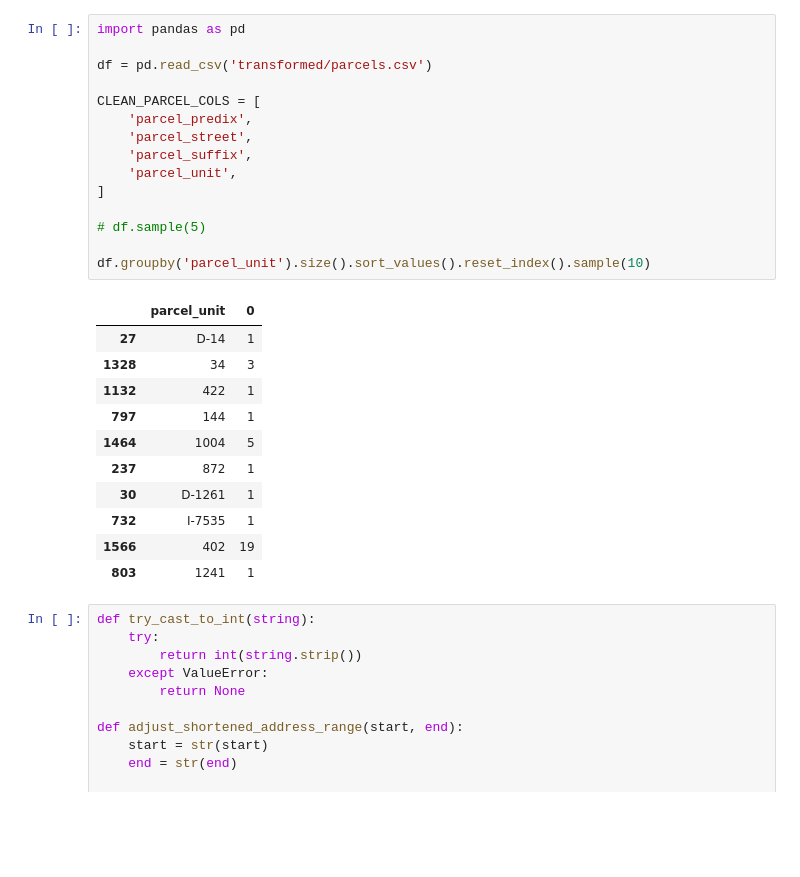
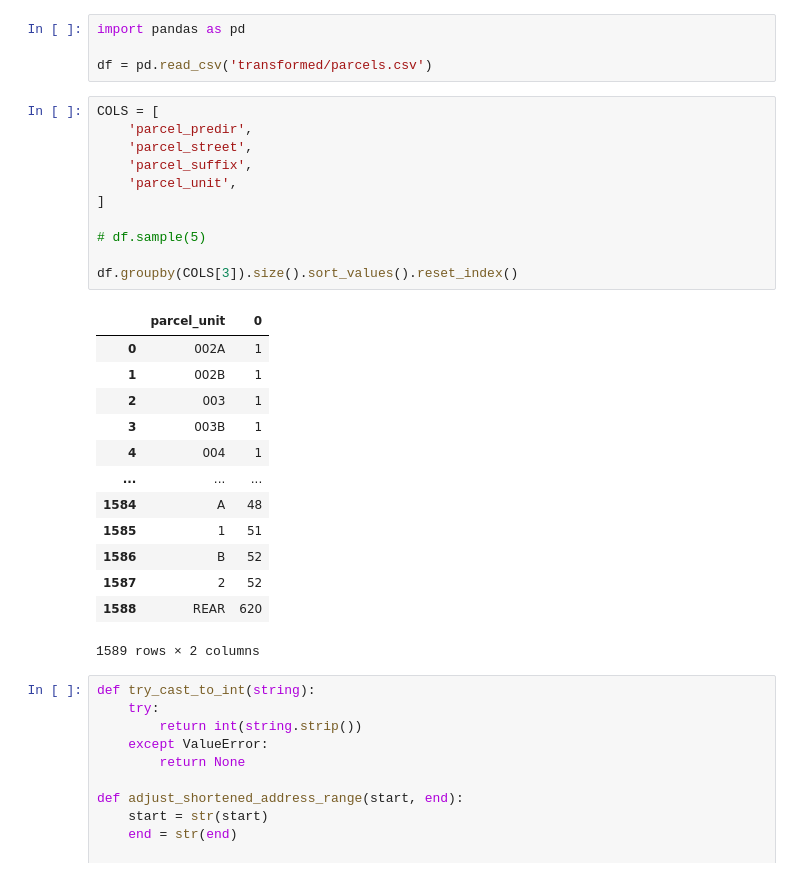
Before and after one commit to jackvandeleuv/cletenant, a Jupyter notebook: pipeline/scratch.ipynb, the cells around one changed output. Drawn from its saved outputs; the diff is of its cells as text; blank space fills up the shorter version.

```diff
--- a/pipeline/scratch.ipynb
+++ b/pipeline/scratch.ipynb
@@ -1,30 +1,32 @@
+# %%
+import pandas as pd
+
+df = pd.read_csv('transformed/parcels.csv')
 # %%
-import pandas as pd
-
-df = pd.read_csv('transformed/parcels.csv')
-
-CLEAN_PARCEL_COLS = [
-    'parcel_predix',
+COLS = [
+    'parcel_predir',
     'parcel_street',
     'parcel_suffix',
     'parcel_unit',
 ]
 
 # df.sample(5)
 
-df.groupby('parcel_unit').size().sort_values().reset_index().sample(10)
+df.groupby(COLS[3]).size().sort_values().reset_index()
 # %% [output]
 |  | parcel_unit | 0 |
-| 27 | D-14 | 1 |
-| 1328 | 34 | 3 |
-| 1132 | 422 | 1 |
-| 797 | 144 | 1 |
-| 1464 | 1004 | 5 |
-| 237 | 872 | 1 |
-| 30 | D-1261 | 1 |
-| 732 | I-7535 | 1 |
-| 1566 | 402 | 19 |
-| 803 | 1241 | 1 |
+| 0 | 002A | 1 |
+| 1 | 002B | 1 |
+| 2 | 003 | 1 |
+| 3 | 003B | 1 |
+| 4 | 004 | 1 |
+| ... | ... | ... |
+| 1584 | A | 48 |
+| 1585 | 1 | 51 |
+| 1586 | B | 52 |
+| 1587 | 2 | 52 |
+| 1588 | REAR | 620 |
+1589 rows × 2 columns
 # %%
 def try_cast_to_int(string):
     try:
```
Also changed, not shown: 5 other files.
